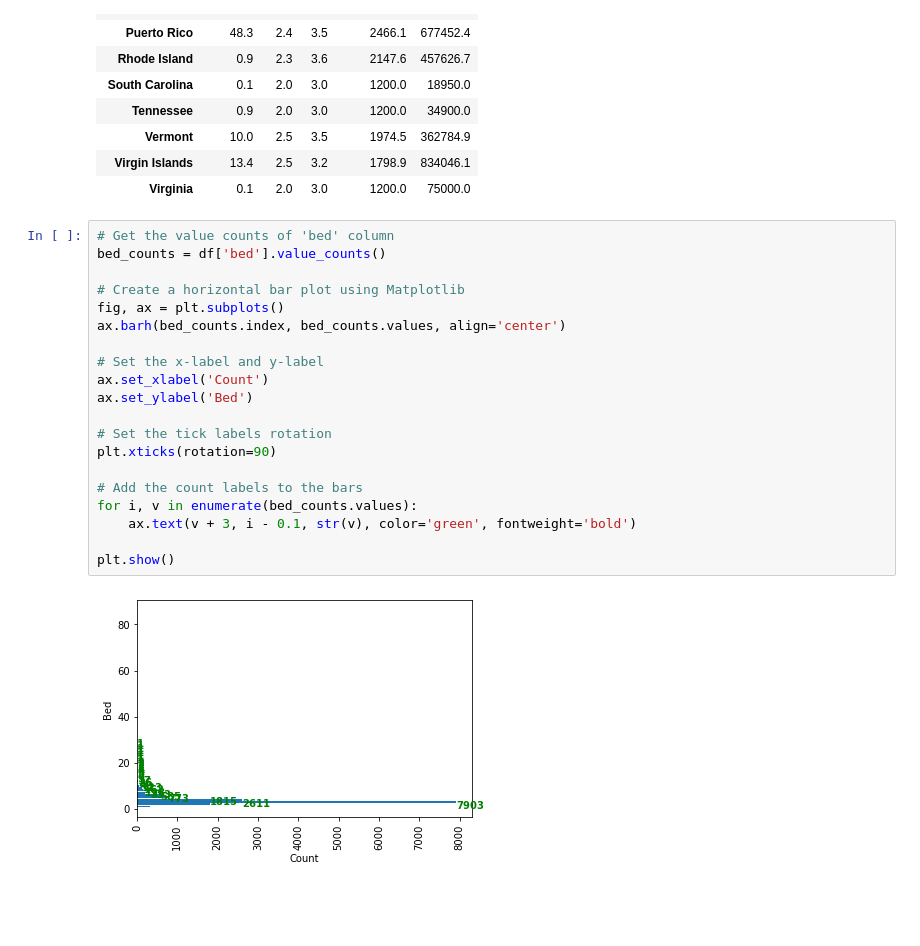
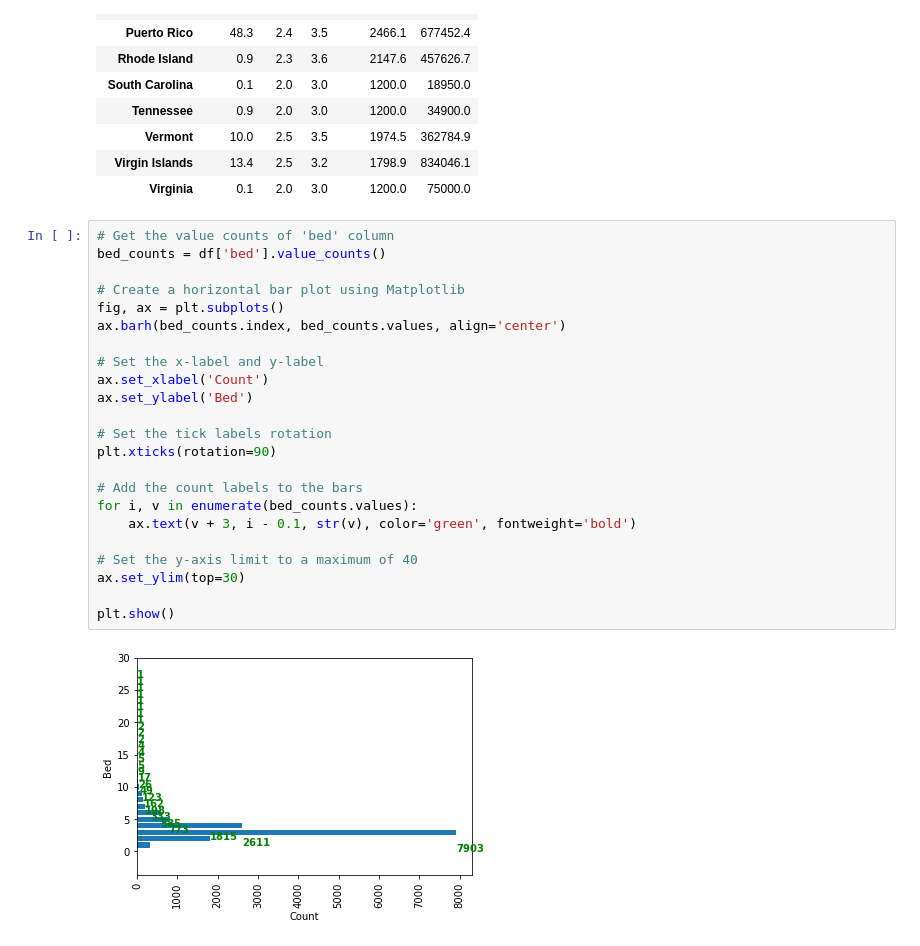
Before and after one commit to jeremydobbs/USAResidentialREData, a Jupyter notebook: USARealEstateData.ipynb, the cells around one changed output. Saved outputs shown, nothing was run; the diff lists cells and outputs as text; blank space fills up the shorter version.

```diff
--- a/USARealEstateData.ipynb
+++ b/USARealEstateData.ipynb
@@ -109,22 +109,25 @@ round(df.pivot_table(index='state',values=['bed','bath','acre_lot','house_size',
 # %%
 # Get the value counts of 'bed' column
 bed_counts = df['bed'].value_counts()
 
 # Create a horizontal bar plot using Matplotlib
 fig, ax = plt.subplots()
 ax.barh(bed_counts.index, bed_counts.values, align='center')
 
 # Set the x-label and y-label
 ax.set_xlabel('Count')
 ax.set_ylabel('Bed')
 
 # Set the tick labels rotation
 plt.xticks(rotation=90)
 
 # Add the count labels to the bars
 for i, v in enumerate(bed_counts.values):
     ax.text(v + 3, i - 0.1, str(v), color='green', fontweight='bold')
 
+# Set the y-axis limit to a maximum of 40
+ax.set_ylim(top=30)
+
 plt.show()
 # %% [output]
-[figure, old version]
+[figure, new version]
```
Also changed, not shown: parts of 10 cells of this notebook.
